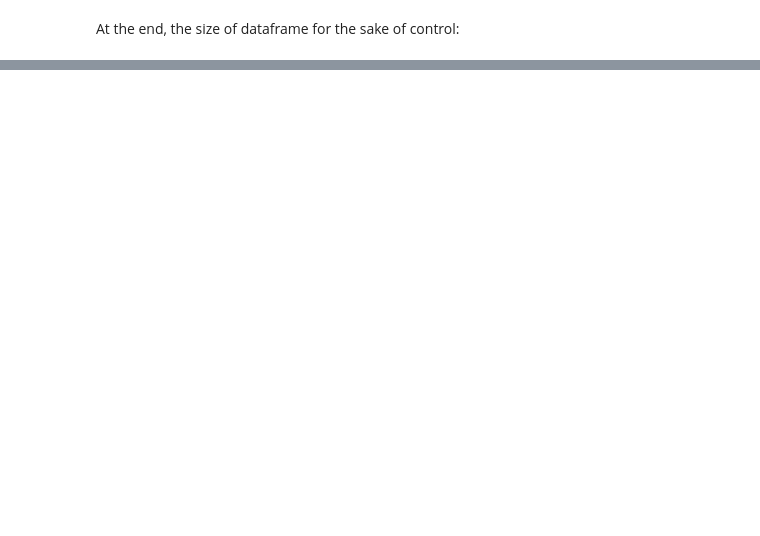
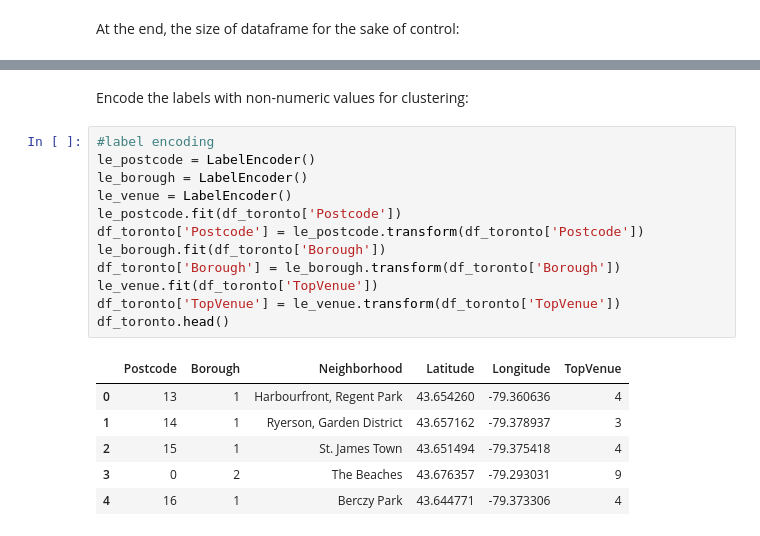
Before and after one commit to nihadh-ML/Coursera_Capstone, a Jupyter notebook: Clustering_neighborhoods_in_Toronto_NH.ipynb, the cells around one changed output, grey strips where cells are left out. Drawn from its saved outputs; the diff is of its cells as text; blank space fills up the shorter version.

```diff
--- a/Clustering_neighborhoods_in_Toronto_NH.ipynb
+++ b/Clustering_neighborhoods_in_Toronto_NH.ipynb
@@ -76,0 +308,21 @@ df_assigned.shape
+# %% [markdown]
+Encode the labels with non-numeric values for clustering:
+# %%
+#label encoding
+le_postcode = LabelEncoder()
+le_borough = LabelEncoder()
+le_venue = LabelEncoder()
+le_postcode.fit(df_toronto['Postcode'])
+df_toronto['Postcode'] = le_postcode.transform(df_toronto['Postcode'])
+le_borough.fit(df_toronto['Borough'])
+df_toronto['Borough'] = le_borough.transform(df_toronto['Borough'])
+le_venue.fit(df_toronto['TopVenue'])
+df_toronto['TopVenue'] = le_venue.transform(df_toronto['TopVenue'])
+df_toronto.head()
+# %% [output]
+|  | Postcode | Borough | Neighborhood | Latitude | Longitude | TopVenue |
+| 0 | 13 | 1 | Harbourfront, Regent Park | 43.654260 | -79.360636 | 4 |
+| 1 | 14 | 1 | Ryerson, Garden District | 43.657162 | -79.378937 | 3 |
+| 2 | 15 | 1 | St. James Town | 43.651494 | -79.375418 | 4 |
+| 3 | 0 | 2 | The Beaches | 43.676357 | -79.293031 | 9 |
+| 4 | 16 | 1 | Berczy Park | 43.644771 | -79.373306 | 4 |
```
Also changed, not shown: parts of 32 cells of this notebook.
